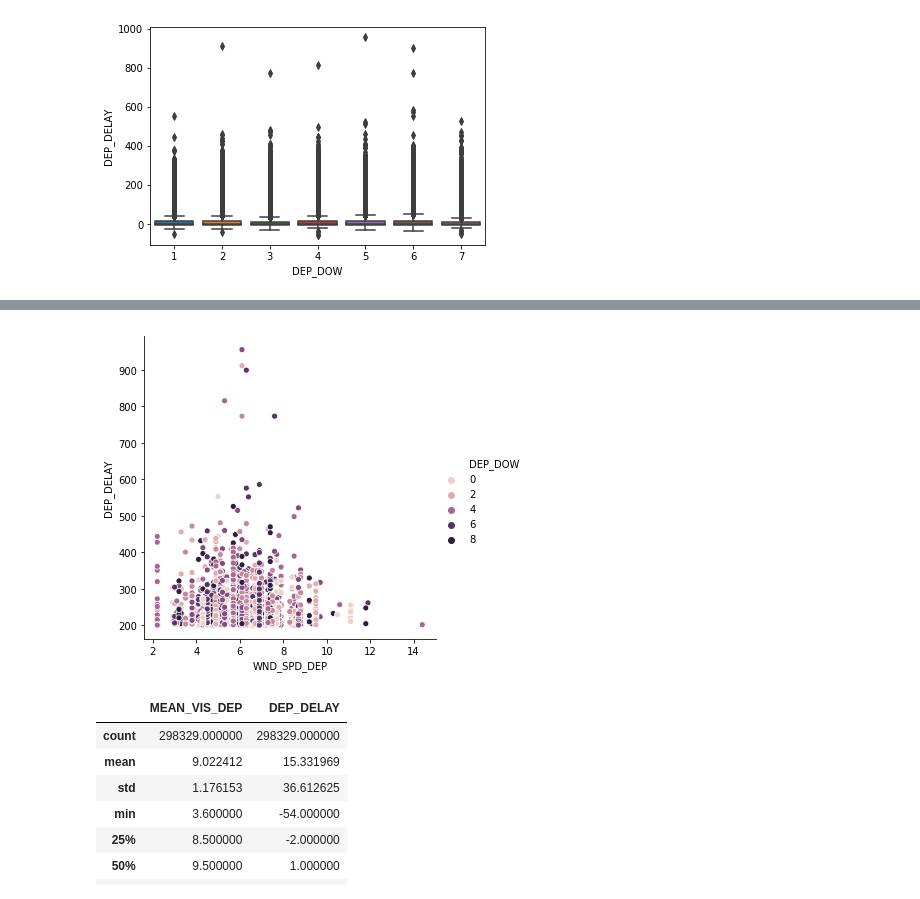
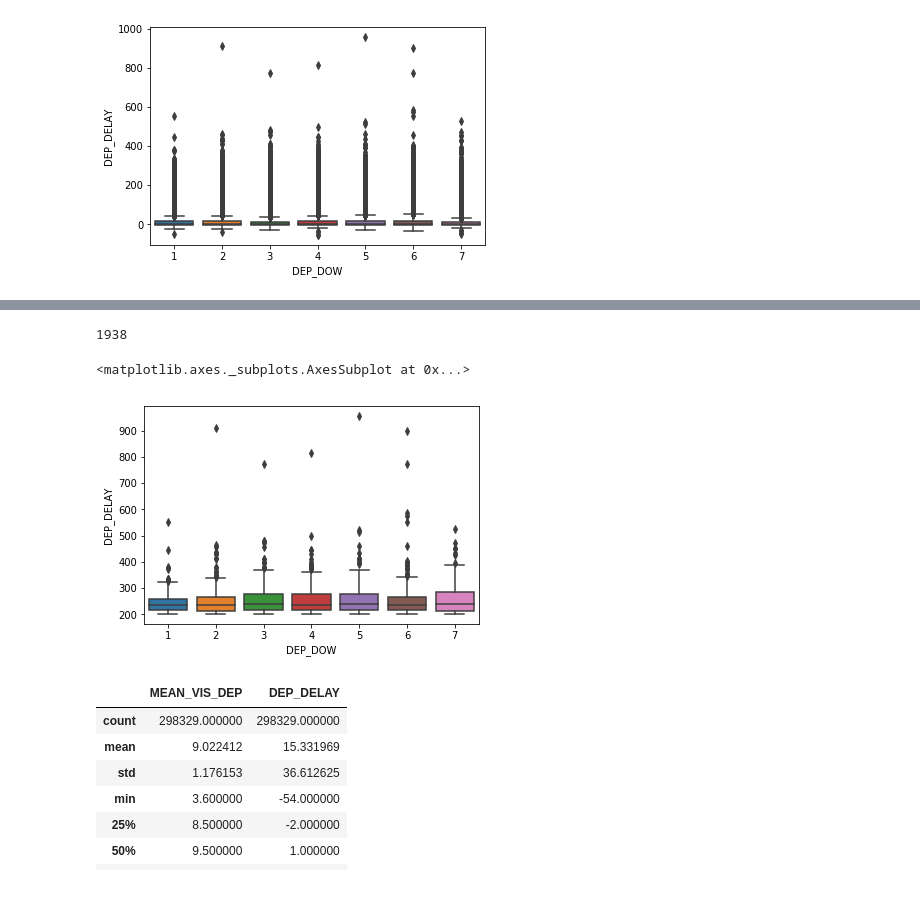
Before and after one commit to Project-Ellie/home-in-time, a Jupyter notebook: 00_Data_Exploration.ipynb, the cells around one changed output, grey strips where cells are left out. Cells and saved outputs as stored; diff of their text form; code cells hidden in the pictures.

```diff
--- a/00_Data_Exploration.ipynb
+++ b/00_Data_Exploration.ipynb
@@ -174,9 +179,13 @@ sns.distplot(flights[flights['DEP_DELAY'] < 60]['DEP_DELAY'], kde=False)
 # %%
-late_ones=flights[flights['DEP_DELAY'] > 200]
+late_ones=flights[(flights['DEP_DELAY'] > 200)]
+len(late_ones)
+# %% [output]
+1938
 # %%
-sns.relplot(x='WND_SPD_DEP', y='DEP_DELAY', hue='DEP_DOW', data=late_ones);
+sns.boxplot(x='DEP_DOW', y='DEP_DELAY', data=late_ones)
 # %% [output]
+<matplotlib.axes._subplots.AxesSubplot at 0x...>
-[figure, old version]
+[figure, new version]
 # %%
 flights[['MEAN_VIS_DEP', 'DEP_DELAY']].describe()
 # %% [output]
```
Also changed, not shown: parts of 10 cells of this notebook, 9 other files.
